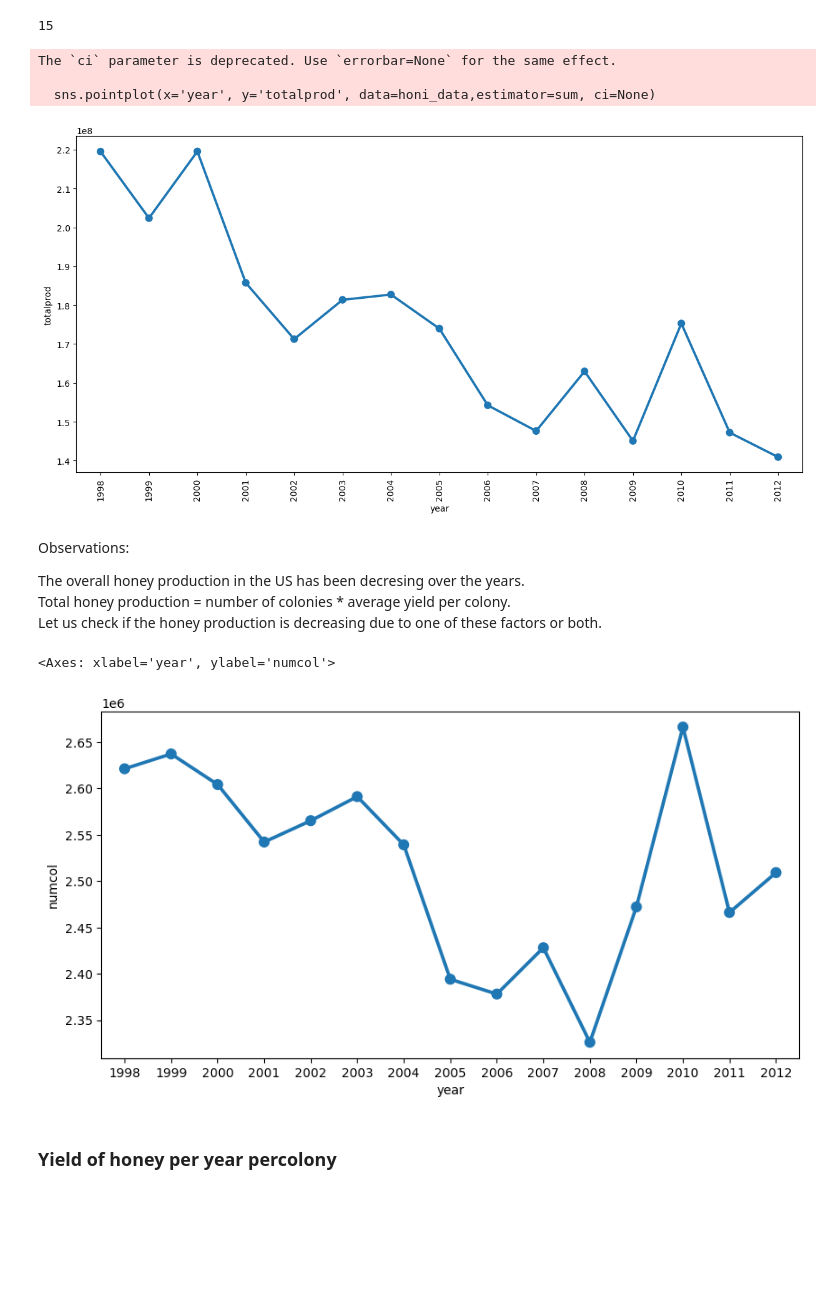
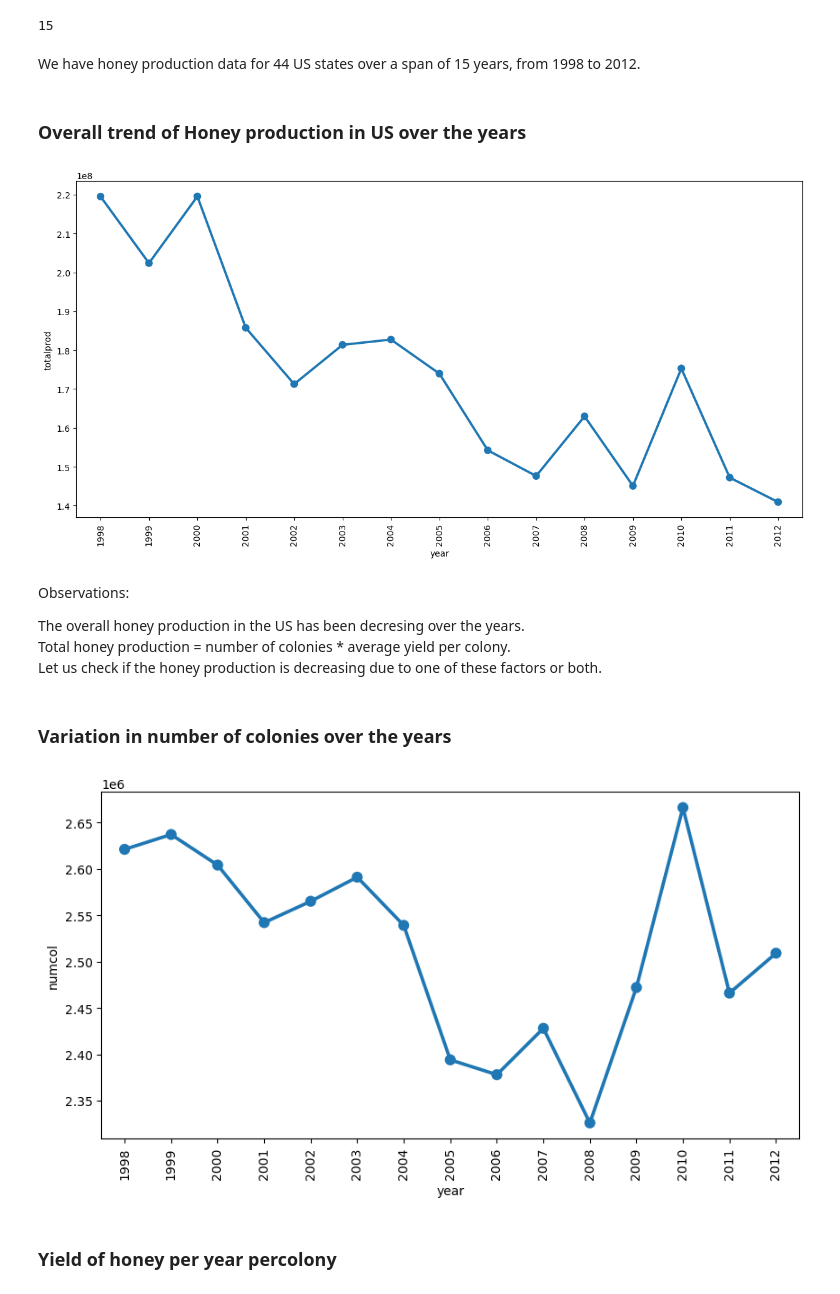
Before and after one commit to darsh996/Honey_Case_Study, a Jupyter notebook: Honey_Case_Study.ipynb, the cells around one changed output. Cells and saved outputs as stored; diff of their text form; code cells hidden in the pictures; blank space fills up the shorter version.

```diff
--- a/Honey_Case_Study.ipynb
+++ b/Honey_Case_Study.ipynb
@@ -94,24 +117,28 @@ sns.pointplot(x='year',y='totalprod')
+# %% [markdown]
+We have honey production data for 44 US states over a span of 15 years, from 1998 to 2012.
+# %% [markdown]
+### Overall trend of Honey production in US over the years
 # %%
 plt.figure(figsize=(15, 7))
-sns.pointplot(x='year', y='totalprod', data=honi_data,estimator=sum, ci=None)
+sns.pointplot(x='year', y='totalprod', data=honi_data,estimator=sum, errorbar=None)
 plt.xticks(rotation=90) # To rotate the x axis labls
 plt.show()
 # %% [output]
-The `ci` parameter is deprecated. Use `errorbar=None` for the same effect.
-
-  sns.pointplot(x='year', y='totalprod', data=honi_data,estimator=sum, ci=None)
 [figure]
 # %% [markdown]
 Observations:<br>
 
 The overall honey production in the US has been decresing over the years.<br>
 Total honey production = number of colonies * average yield per colony. <br>Let us check if the honey production is decreasing due to one of these factors or both.
+# %% [markdown]
+### Variation in number of colonies over the years
 # %%
 plt.figure(figsize=(10,5))
 sns.pointplot(x='year',y='numcol',data=honi_data,estimator=sum,errorbar=None)
+plt.xticks(rotation=90)
+plt.show()
 # %% [output]
-<Axes: xlabel='year', ylabel='numcol'>
-[figure, old version]
+[figure, new version]
 # %% [markdown]
 ### Yield of honey per year percolony
 # %%
```
Also changed, not shown: parts of 14 cells of this notebook.
